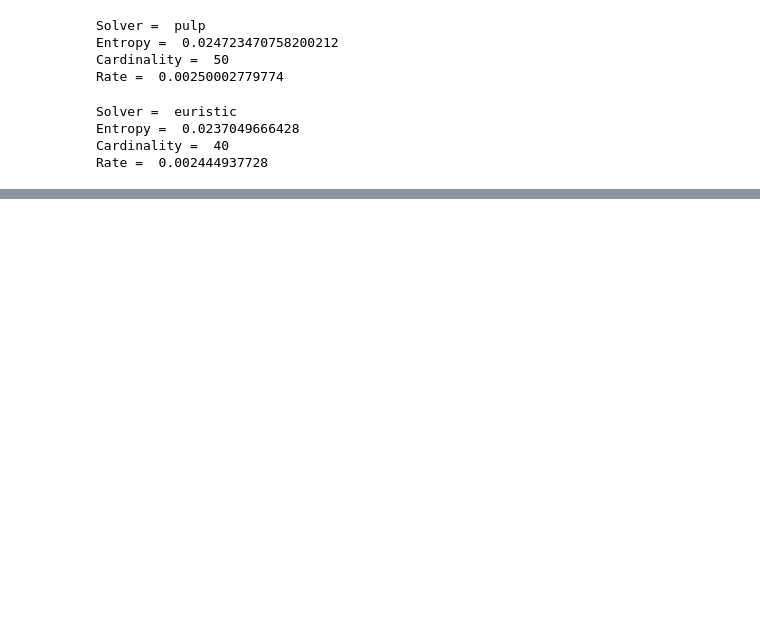
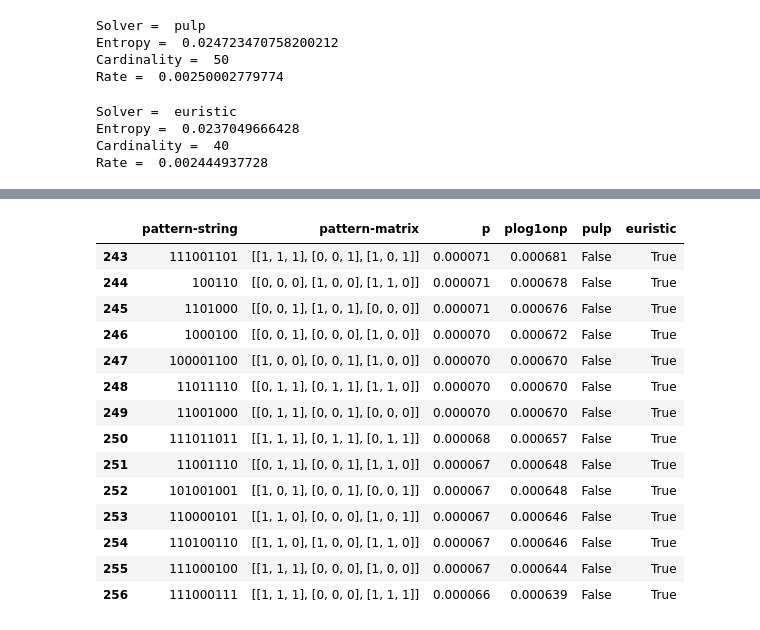
Before and after one commit to nareto/BPV, a Jupyter notebook: analysis5-selected_patterns.ipynb, the cells around one changed output, grey strips where cells are left out. Saved outputs shown, nothing was run; the diff lists cells and outputs as text; code cells hidden in the pictures; blank space fills up the shorter version.

```diff
--- a/analysis5-selected_patterns.ipynb
+++ b/analysis5-selected_patterns.ipynb
@@ -85,0 +114,20 @@ symdiff
+# %%
+#euristic - pulp
+euristic_minus_pulp = symdiff[symdiff['euristic'] == True]
+euristic_minus_pulp
+# %% [output]
+|  | pattern-string | pattern-matrix | p | plog1onp | pulp | euristic |
+| 243 | 111001101 | [[1, 1, 1], [0, 0, 1], [1, 0, 1]] | 0.000071 | 0.000681 | False | True |
+| 244 | 100110 | [[0, 0, 0], [1, 0, 0], [1, 1, 0]] | 0.000071 | 0.000678 | False | True |
+| 245 | 1101000 | [[0, 0, 1], [1, 0, 1], [0, 0, 0]] | 0.000071 | 0.000676 | False | True |
+| 246 | 1000100 | [[0, 0, 1], [0, 0, 0], [1, 0, 0]] | 0.000070 | 0.000672 | False | True |
+| 247 | 100001100 | [[1, 0, 0], [0, 0, 1], [1, 0, 0]] | 0.000070 | 0.000670 | False | True |
+| 248 | 11011110 | [[0, 1, 1], [0, 1, 1], [1, 1, 0]] | 0.000070 | 0.000670 | False | True |
+| 249 | 11001000 | [[0, 1, 1], [0, 0, 1], [0, 0, 0]] | 0.000070 | 0.000670 | False | True |
+| 250 | 111011011 | [[1, 1, 1], [0, 1, 1], [0, 1, 1]] | 0.000068 | 0.000657 | False | True |
+| 251 | 11001110 | [[0, 1, 1], [0, 0, 1], [1, 1, 0]] | 0.000067 | 0.000648 | False | True |
+| 252 | 101001001 | [[1, 0, 1], [0, 0, 1], [0, 0, 1]] | 0.000067 | 0.000648 | False | True |
+| 253 | 110000101 | [[1, 1, 0], [0, 0, 0], [1, 0, 1]] | 0.000067 | 0.000646 | False | True |
+| 254 | 110100110 | [[1, 1, 0], [1, 0, 0], [1, 1, 0]] | 0.000067 | 0.000646 | False | True |
+| 255 | 111000100 | [[1, 1, 1], [0, 0, 0], [1, 0, 0]] | 0.000067 | 0.000644 | False | True |
+| 256 | 111000111 | [[1, 1, 1], [0, 0, 0], [1, 1, 1]] | 0.000066 | 0.000639 | False | True |
```
Also changed, not shown: parts of 8 cells of this notebook, 2 other files.
